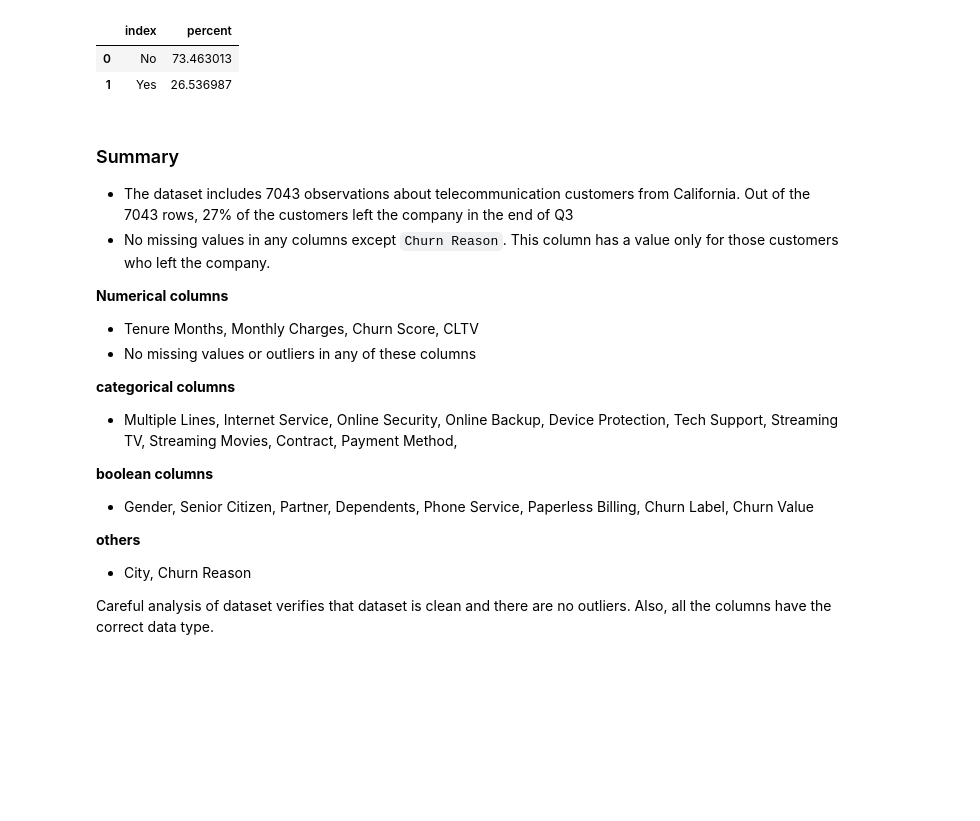
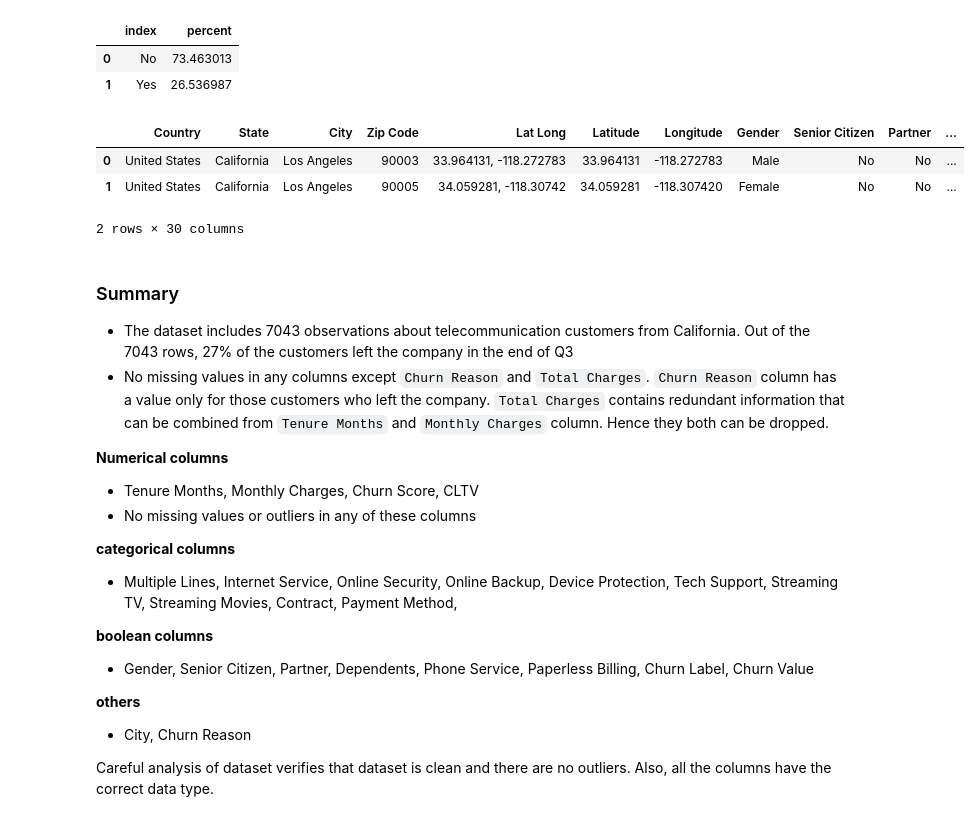
Before and after one commit to VargheseTresa/Capstone_Customer_Churn_Prediction, a Jupyter notebook: notebooks/1.0_data_wrangling.ipynb, the cells around one changed output. Cells and saved outputs as stored; diff of their text form; code cells hidden in the pictures; blank space fills up the shorter version.

```diff
--- a/notebooks/1.0_data_wrangling.ipynb
+++ b/notebooks/1.0_data_wrangling.ipynb
@@ -235,3 +229,13 @@ target_counts
 |  | index | percent |
 | 0 | No | 73.463013 |
 | 1 | Yes | 26.536987 |
+# %%
+drop_columns = ['CustomerID', 'Count', 'Total Charges']
+df.drop(columns=drop_columns, inplace=True)
+# %%
+df.head(2)
+# %% [output]
+|  | Country | State | City | Zip Code | Lat Long | Latitude | Longitude | Gender | Senior Citizen | Partner | ... |
+| 0 | United States | California | Los Angeles | 90003 | 33.964131, -118.272783 | 33.964131 | -118.272783 | Male | No | No | ... |
+| 1 | United States | California | Los Angeles | 90005 | 34.059281, -118.30742 | 34.059281 | -118.307420 | Female | No | No | ... |
+2 rows × 30 columns
@@ -239,7 +245,7 @@ target_counts
 ### Summary
 
 * The dataset includes 7043 observations about telecommunication customers from California. Out of the 7043 rows, 27% of the customers left the company in the end of Q3
-* No missing values in any columns except `Churn Reason`. This column has a value only for those customers who left the company.
+* No missing values in any columns except `Churn Reason` and `Total Charges`. `Churn Reason` column has a value only for those customers who left the company. `Total Charges` contains redundant information that can be combined from `Tenure Months` and `Monthly Charges` column. Hence they both can be dropped.
 
 
 **Numerical columns**
```
Also changed, not shown: parts of 17 cells of this notebook, 1 other file.
